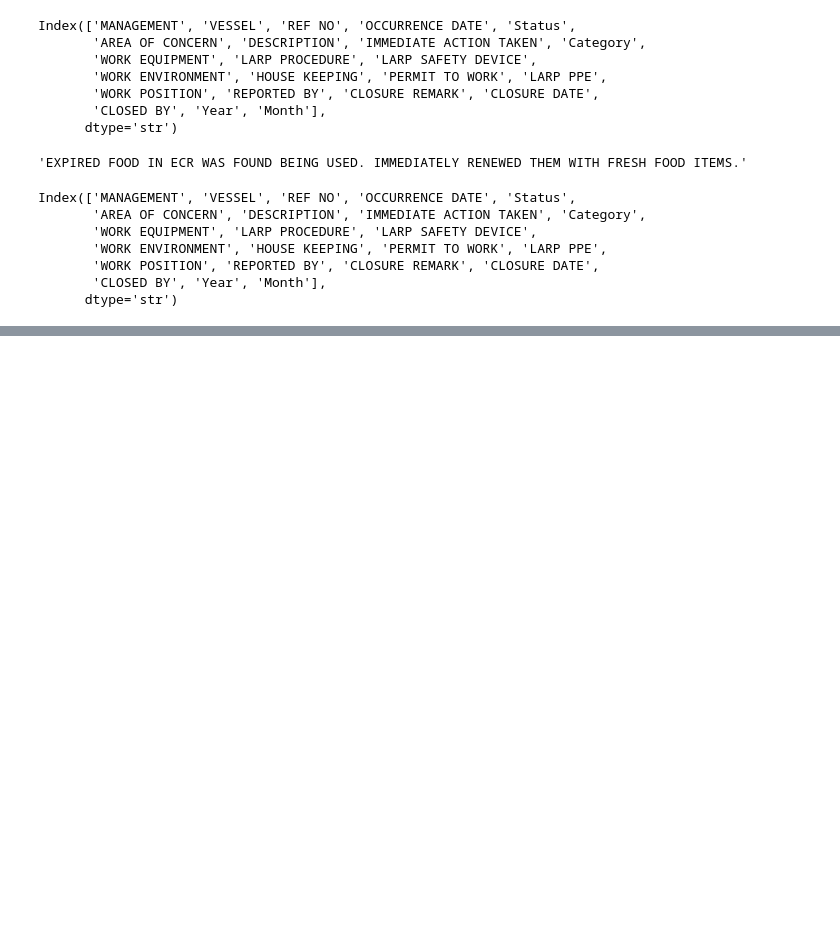
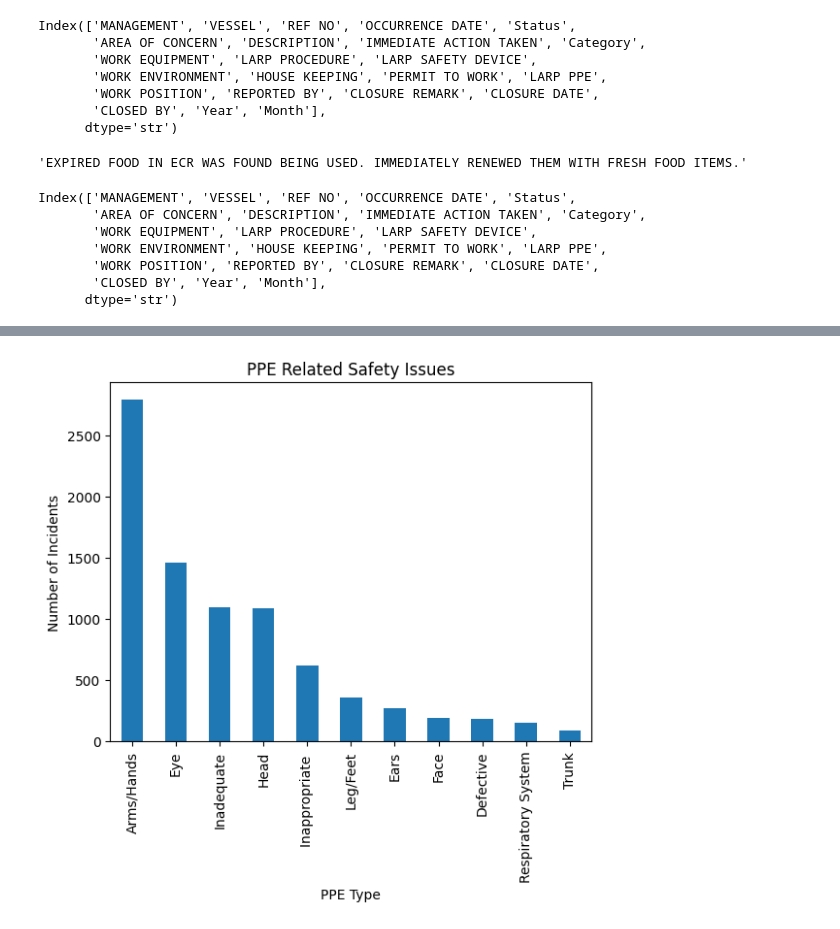
Before and after one commit to kiranr12r/Data-cleaning-and-EDA, a Jupyter notebook: cleaned-data/second.ipynb, the cells around one changed output, grey strips where cells are left out. Saved outputs shown, nothing was run; the diff lists cells and outputs as text; code cells hidden in the pictures; blank space fills up the shorter version.

Commit message:
new data

```diff
--- a/cleaned-data/second.ipynb
+++ b/cleaned-data/second.ipynb
@@ -580,0 +610,2 @@ Index(['MANAGEMENT', 'VESSEL', 'REF NO', 'OCCURRENCE DATE', 'Status',
+# %%
+data = data.drop(columns=['CLOSED BY'])
@@ -580,0 +683,13 @@ Index(['MANAGEMENT', 'VESSEL', 'REF NO', 'OCCURRENCE DATE', 'Status',
+# %%
+data['LARP PPE'] = data['LARP PPE'].replace('Truck', 'Trunk')
+# %%
+import matplotlib.pyplot as plt
+
+data['LARP PPE'].value_counts().plot(kind='bar')
+
+plt.title("PPE Related Safety Issues")
+plt.xlabel("PPE Type")
+plt.ylabel("Number of Incidents")
+plt.show()
+# %% [output]
+[figure, added]
```
Also changed, not shown: parts of 14 cells of this notebook.
